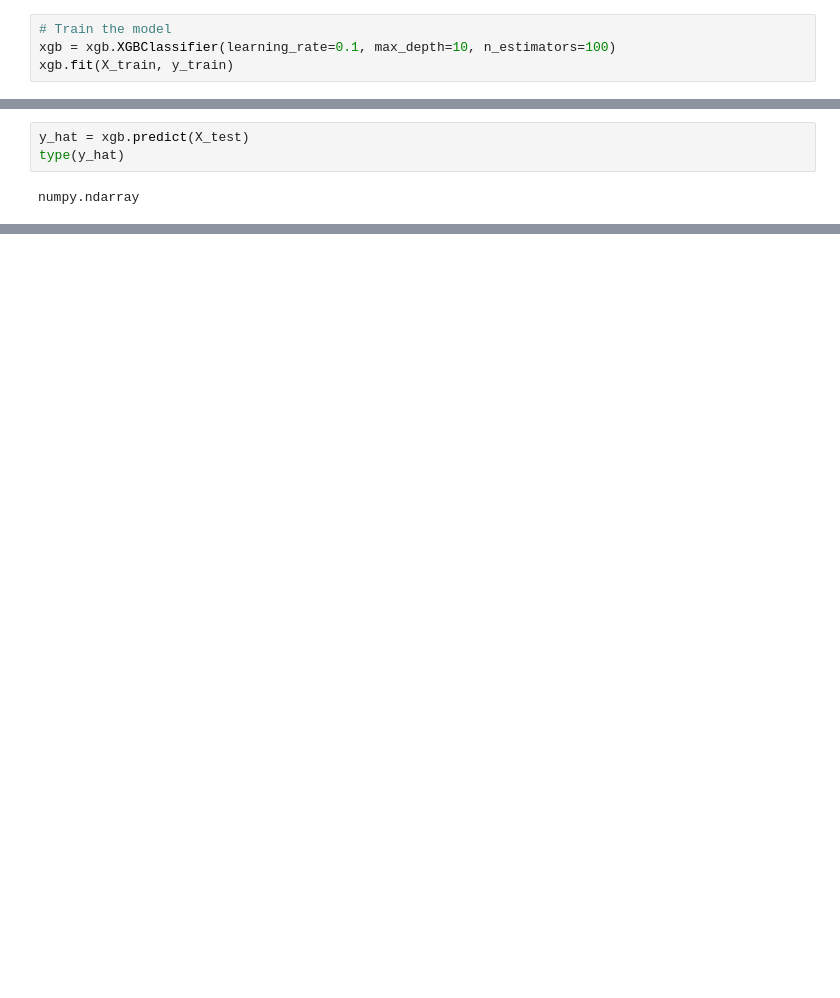
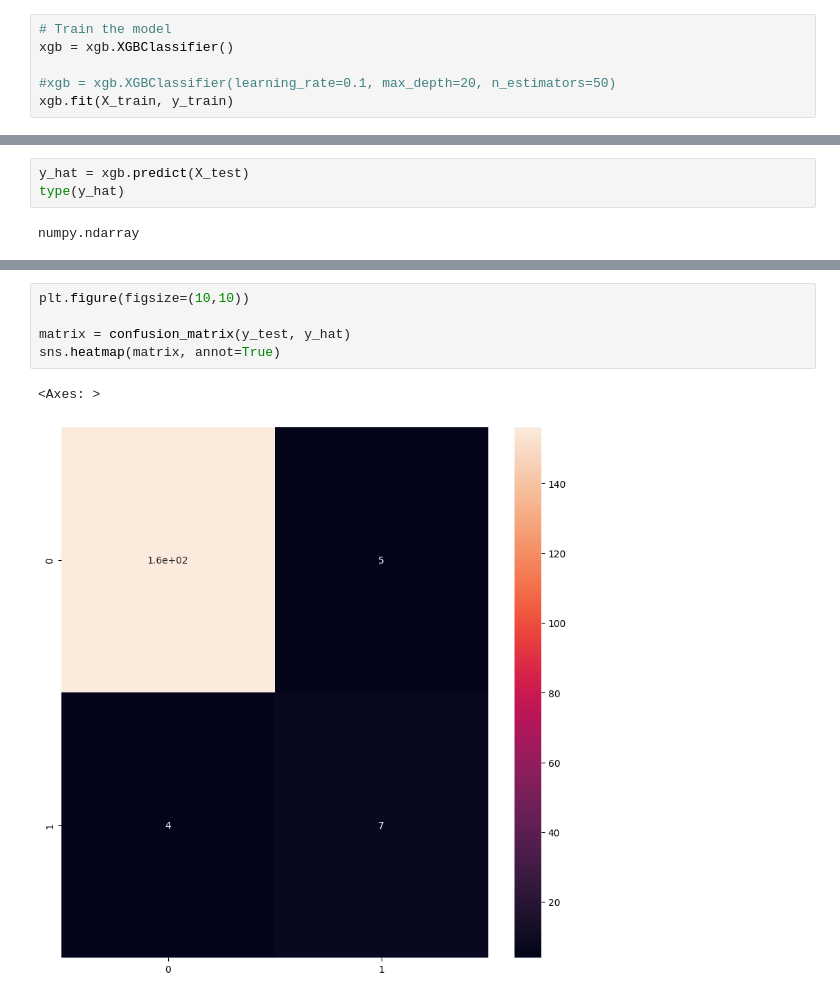
Before and after one commit to michlun/DSR_Cervix_Tool_projects, a Jupyter notebook: model_1.ipynb, the cells around one changed output, grey strips where cells are left out. Saved outputs shown, nothing was run; the diff lists cells and outputs as text; blank space fills up the shorter version.

```diff
--- a/model_1.ipynb
+++ b/model_1.ipynb
@@ -175,6 +172,8 @@ X_train, X_test, y_train, y_test = train_test_split(X, y, test_size=0.3, random_
 # Trainingthe model
 # %%
 # Train the model
-xgb = xgb.XGBClassifier(learning_rate=0.1, max_depth=10, n_estimators=100)
+xgb = xgb.XGBClassifier()
+
+#xgb = xgb.XGBClassifier(learning_rate=0.1, max_depth=20, n_estimators=50)
 xgb.fit(X_train, y_train)
 # %% [output]
@@ -207,0 +246,8 @@ weighted avg       0.97      0.97      0.97       258
+# %%
+plt.figure(figsize=(10,10))
+
+matrix = confusion_matrix(y_test, y_hat)
+sns.heatmap(matrix, annot=True)
+# %% [output]
+<Axes: >
+[figure, added]
```
Also changed, not shown: parts of 22 cells of this notebook, 2 other files.
